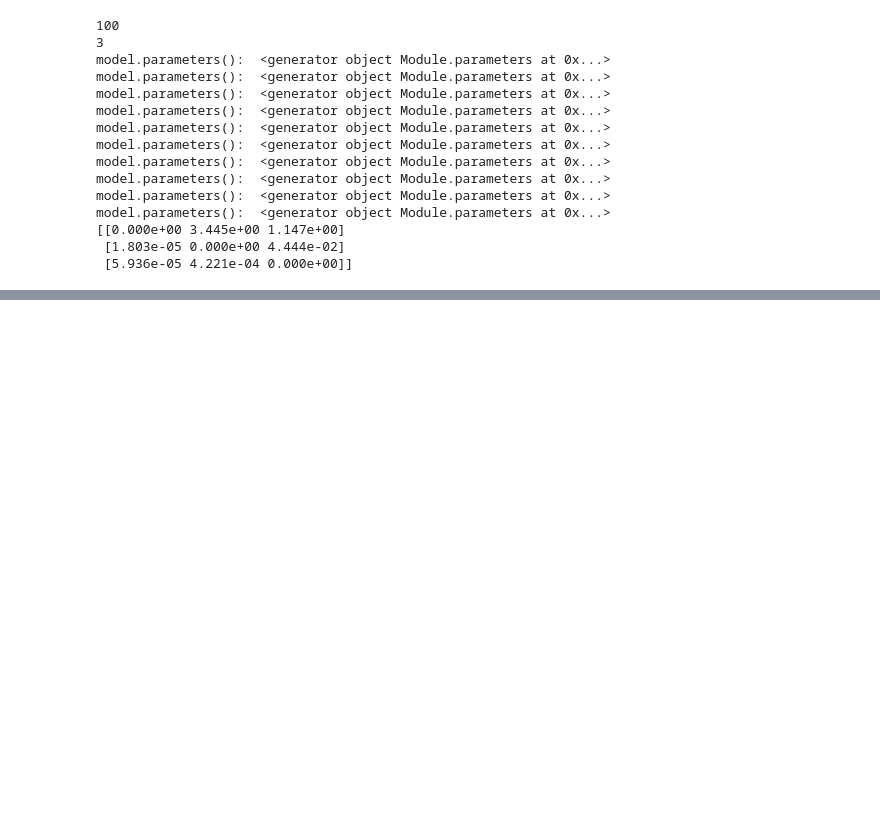
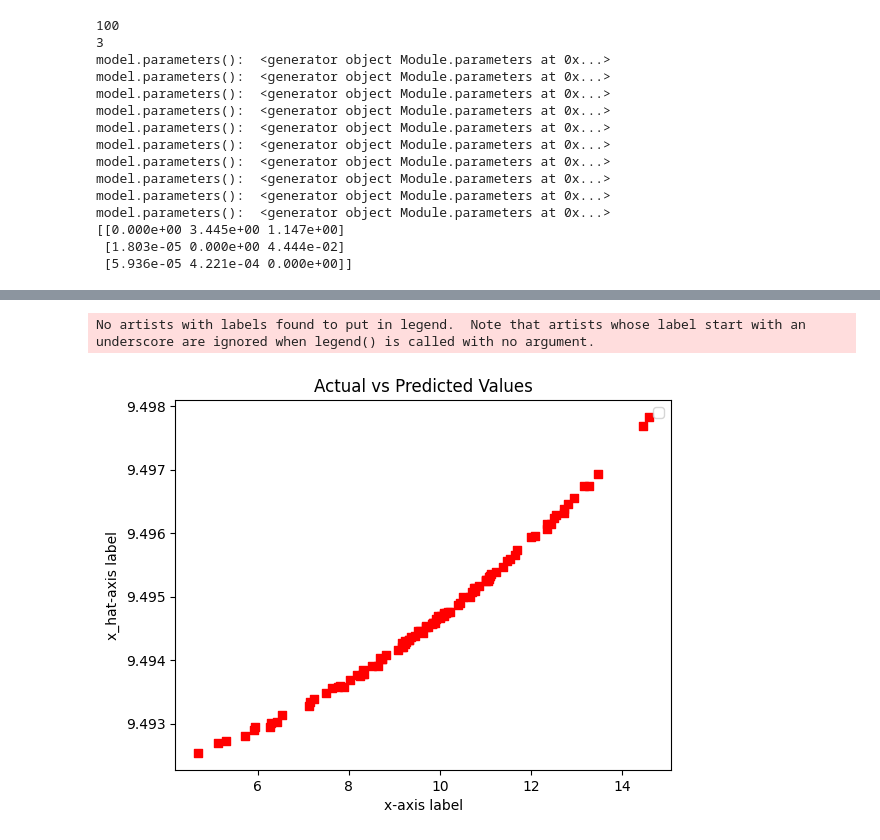
Before and after one commit to yurou-liang/RKHS-DAGMA, a Jupyter notebook: Algorithm/RKHS/test_MLP.ipynb, the cells around one changed output, grey strips where cells are left out. Cells and saved outputs as stored; diff of their text form; code cells hidden in the pictures; blank space fills up the shorter version.

```diff
--- a/Algorithm/RKHS/test_MLP.ipynb
+++ b/Algorithm/RKHS/test_MLP.ipynb
@@ -230,0 +293,13 @@ model.parameters():  <generator object Module.parameters at 0x...>
+# %%
+x_hat = output[:, 0].detach().numpy()
+
+plt.scatter(x, x_hat, color='red', marker='s')  # Plot x vs. y_hat
+
+plt.legend()  # Show legend to differentiate between actual and predicted values
+plt.title('Actual vs Predicted Values')  # Optional: Adds a title to the plot
+plt.xlabel('x-axis label')  # Optional: Label for the x-axis
+plt.ylabel('x_hat-axis label')  # Optional: Label for the y-axis
+plt.show()
+# %% [output]
+No artists with labels found to put in legend.  Note that artists whose label start with an underscore are ignored when legend() is called with no argument.
+[figure, added]
```
Also changed, not shown: parts of 3 cells of this notebook, 3 other files.
